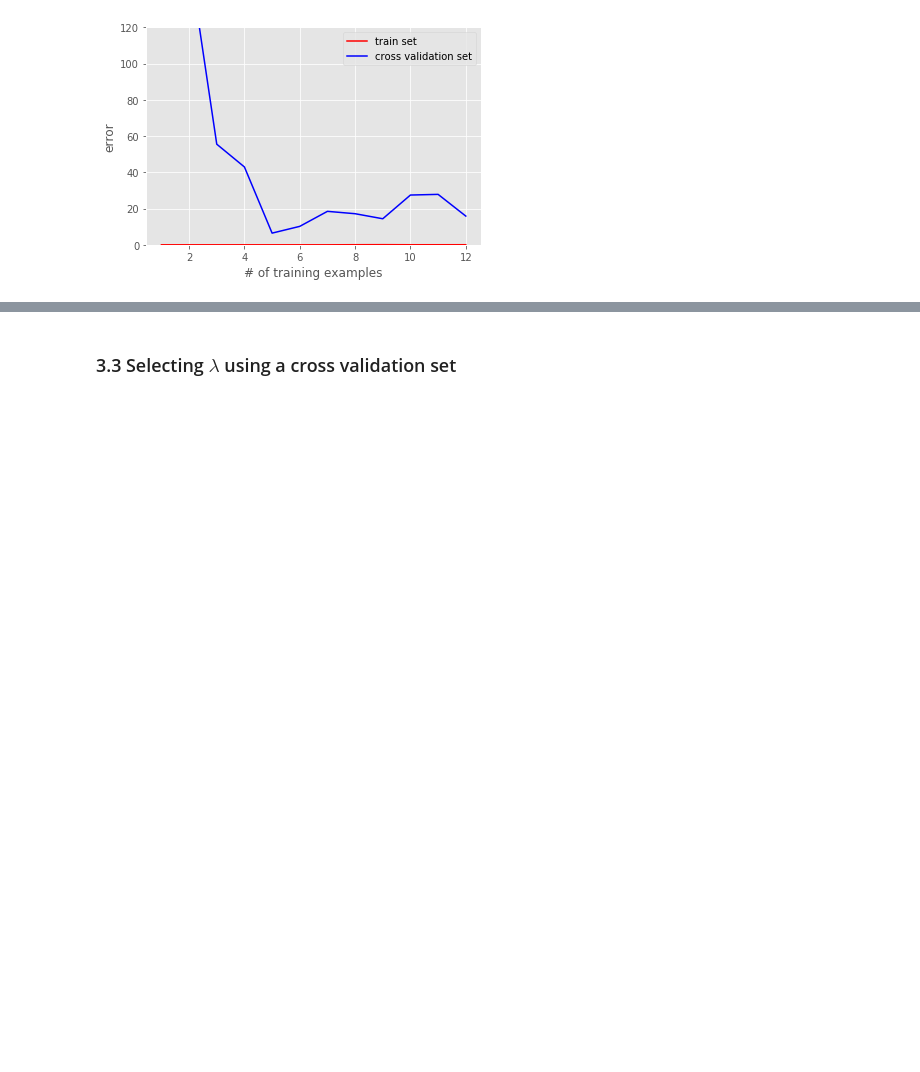
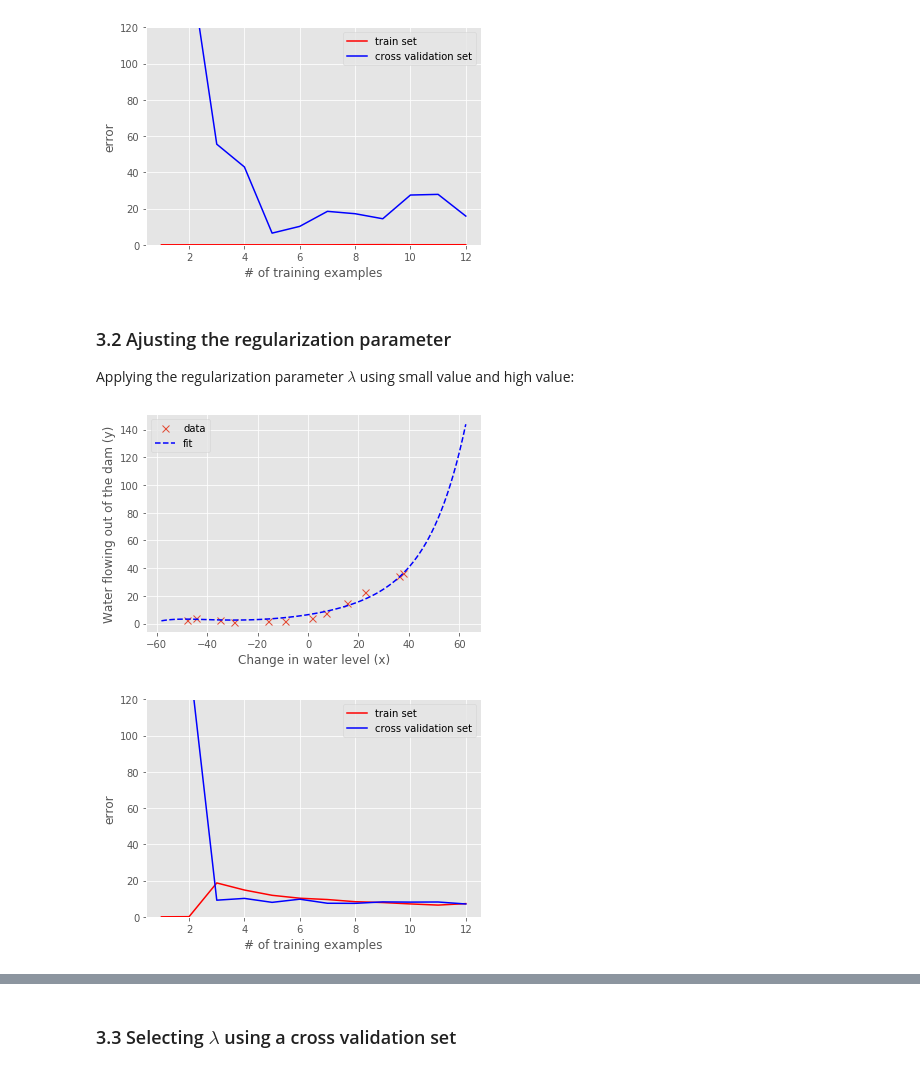
Before and after one commit to akapet00/andrew-ng-coursera-ml, a Jupyter notebook: ex5-regularized-linear-regression-and-bias-vs-variance/ex5.ipynb, the cells around one changed output, grey strips where cells are left out. Saved outputs shown, nothing was run; the diff lists cells and outputs as text; code cells hidden in the pictures; blank space fills up the shorter version.

```diff
--- a/ex5-regularized-linear-regression-and-bias-vs-variance/ex5.ipynb
+++ b/ex5-regularized-linear-regression-and-bias-vs-variance/ex5.ipynb
@@ -292,3 +292,25 @@ plt.legend(loc='best')
 plt.show()
 # %% [output]
 [figure]
+# %% [markdown]
+### 3.2 Ajusting the regularization parameter
+
+Applying the regularization parameter $\lambda$ using small value and high value:
+# %%
+theta, theta_history = train(X_poly_bias, y, _lambda=1)
+plotFit(X, y, mu, sigma, theta, p)
+plt.show()
+
+error_train, error_cv = learningCurve(X_poly_bias, y, X_poly_cv_bias, yval, _lambda=1)
+
+size_of_training_set = [i for i in range(1, len(y)+1)]
+plt.plot(size_of_training_set, error_train[1:], c='red', label='train set')
+plt.plot(size_of_training_set, error_cv[1:], c='blue', label='cross validation set')
+plt.xlabel('# of training examples')
+plt.ylabel('error')
+plt.ylim([0, 120])
+plt.legend(loc='best')
+plt.show()
+# %% [output]
+[figure, added]
+[figure, added]
```
Also changed, not shown: parts of 7 cells of this notebook.
